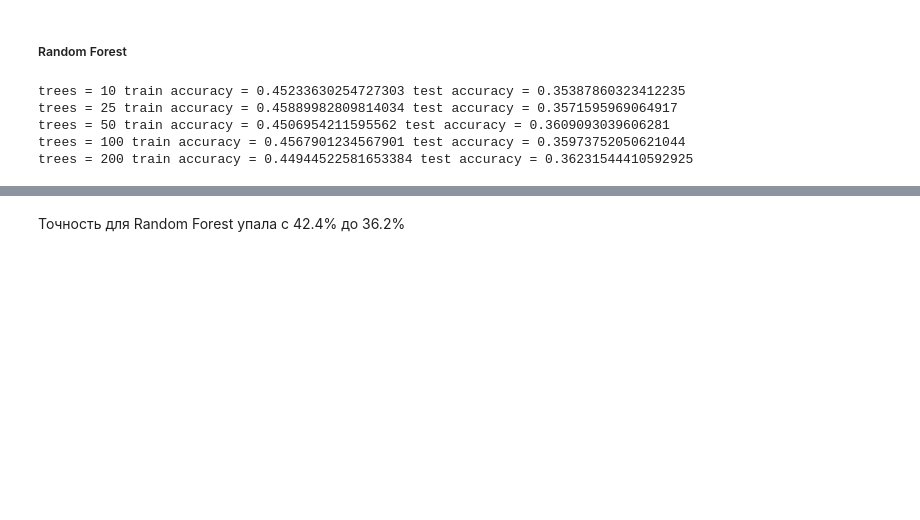
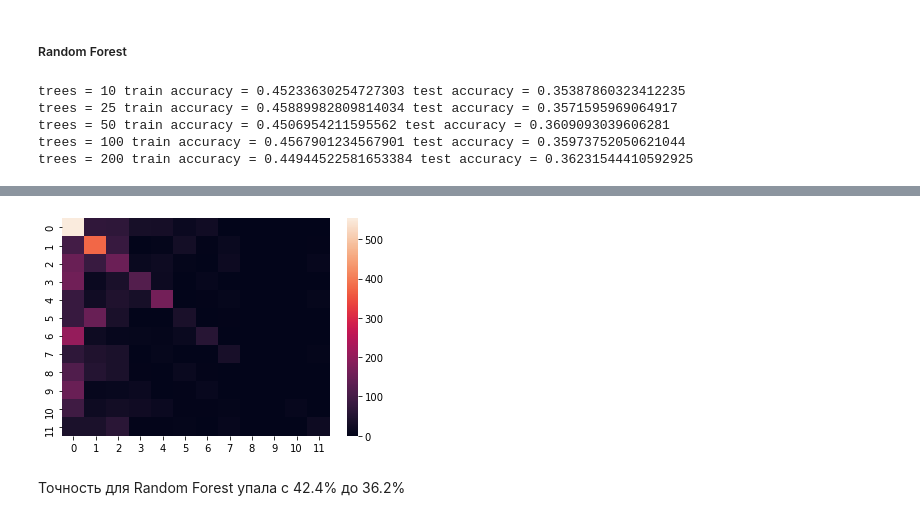
Before and after one commit to g1tCommit/ML_Video_Game_Sales_, a Jupyter notebook: Video_Game_Sales_2.ipynb, the cells around one changed output, grey strips where cells are left out. Cells and saved outputs as stored; diff of their text form; code cells hidden in the pictures; blank space fills up the shorter version.

```diff
--- a/Video_Game_Sales_2.ipynb
+++ b/Video_Game_Sales_2.ipynb
@@ -710,10 +726,5 @@ pass
 # %%
-from sklearn.discriminant_analysis import LinearDiscriminantAnalysis
-
-LDA = LinearDiscriminantAnalysis(n_components=2)
-X_LDA = LDA.fit_transform(X, y)
-
-X_train, X_test, y_train, y_test = train_test_split(X_LDA, y, test_size = 0.25, random_state = 10)
+X_train, X_test, y_train, y_test = train_test_split(X_lda, y, test_size = 0.25, random_state = 10)
 X_train.shape, y_train.shape, X_test.shape, y_test.shape
 # %% [output]
 ((12798, 2), (12798,), (4267, 2), (4267,))
@@ -732,3 +749,8 @@ trees = 25 train accuracy = 0.45889982809814034 test accuracy = 0.35715959690649
 trees = 50 train accuracy = 0.4506954211595562 test accuracy = 0.3609093039606281
 trees = 100 train accuracy = 0.4567901234567901 test accuracy = 0.35973752050621044
 trees = 200 train accuracy = 0.44944522581653384 test accuracy = 0.36231544410592925
+# %%
+rfc = RandomForestClassifier(n_estimators = 200, max_depth=10)
+rfc.fit(X_train, y_train)
+print(confusion_matrix(y_test, rfc.predict(X_test), labels=["Action", "Sports", "Misc", "Role-Playing", "Adventure", "Racing",
+                                                         "Shooter","Simulation","Platform","Fighting","Strategy","Puzzle"]))
@@ -735,3 +770,9 @@ trees = 200 train accuracy = 0.44944522581653384 test accuracy = 0.3623154441059
+# %%
+sns.heatmap(confusion_matrix(y_test, rfc.predict(X_test), labels=["Action", "Sports", "Misc", "Role-Playing", "Adventure", "Racing",
+                                                         "Shooter","Simulation","Platform","Fighting","Strategy","Puzzle"]))
+pass
+# %% [output]
+[figure, added]
 # %% [markdown]
 Точность для Random Forest упала с 42.4% до 36.2%
 # %% [markdown]
```
Also changed, not shown: parts of 11 cells of this notebook.
